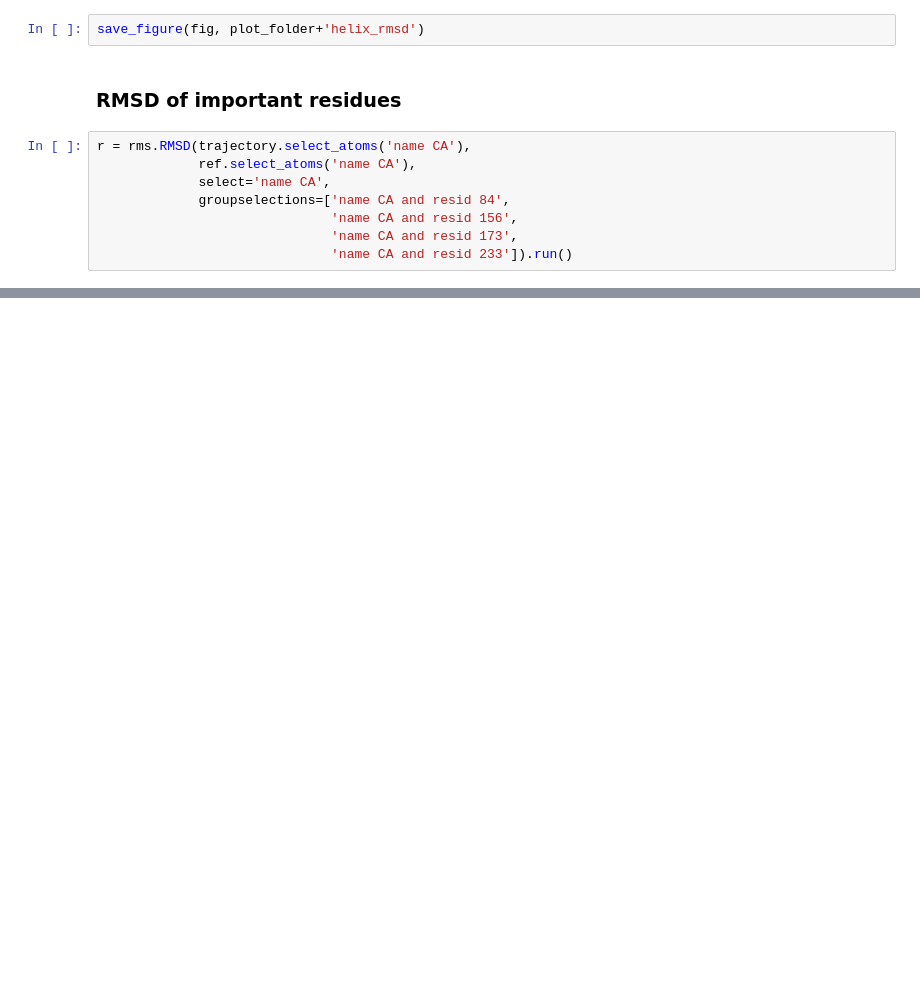
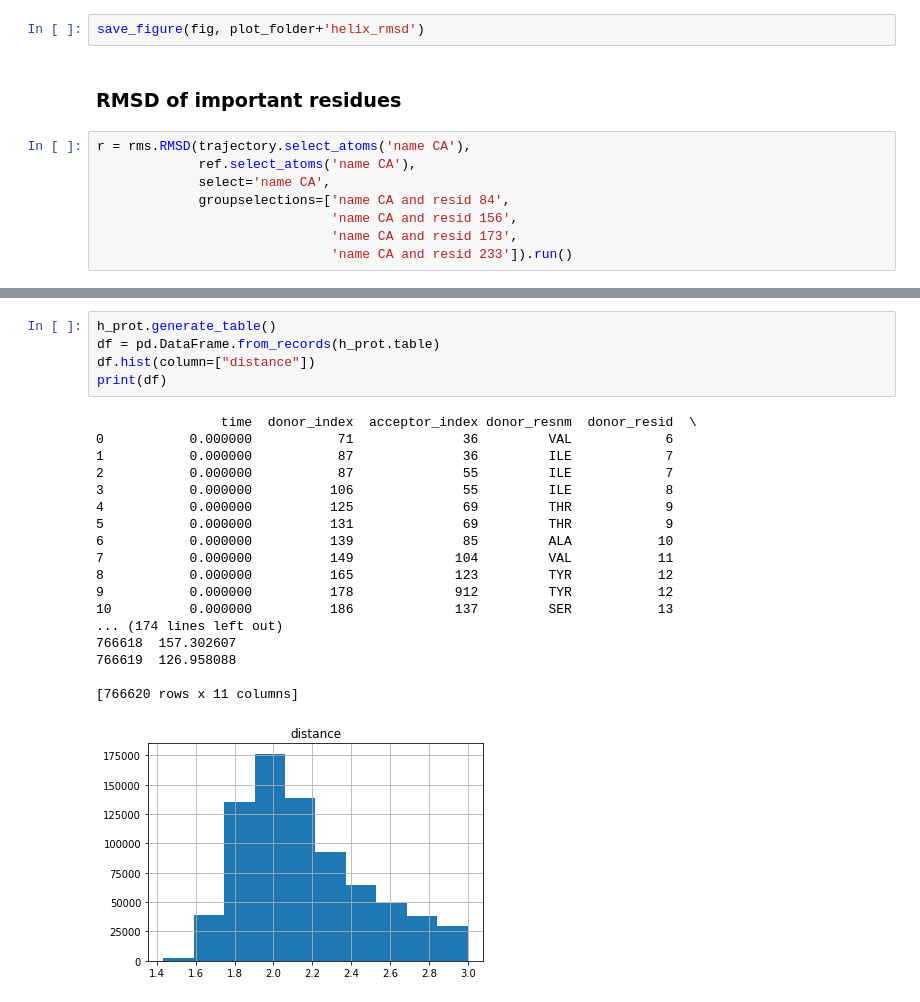
Before and after one commit to evabertalan/opioid_md, a Jupyter notebook: production_analysis.ipynb, the cells around one changed output, grey strips where cells are left out. Saved outputs shown, nothing was run; the diff lists cells and outputs as text; blank space fills up the shorter version.

```diff
--- a/production_analysis.ipynb
+++ b/production_analysis.ipynb
@@ -182,0 +191,24 @@ plt.show()
+# %%
+h_prot.generate_table()
+df = pd.DataFrame.from_records(h_prot.table)
+df.hist(column=["distance"])
+print(df)
+# %% [output]
+                time  donor_index  acceptor_index donor_resnm  donor_resid  \
+0           0.000000           71              36         VAL            6
+1           0.000000           87              36         ILE            7
+2           0.000000           87              55         ILE            7
+3           0.000000          106              55         ILE            8
+4           0.000000          125              69         THR            9
+5           0.000000          131              69         THR            9
+6           0.000000          139              85         ALA           10
+7           0.000000          149             104         VAL           11
+8           0.000000          165             123         TYR           12
+9           0.000000          178             912         TYR           12
+10          0.000000          186             137         SER           13
+... (174 lines left out)
+766618  157.302607
+766619  126.958088
+
+[766620 rows x 11 columns]
+[figure, added]
```
Also changed, not shown: parts of 13 cells of this notebook, 11 other files.
